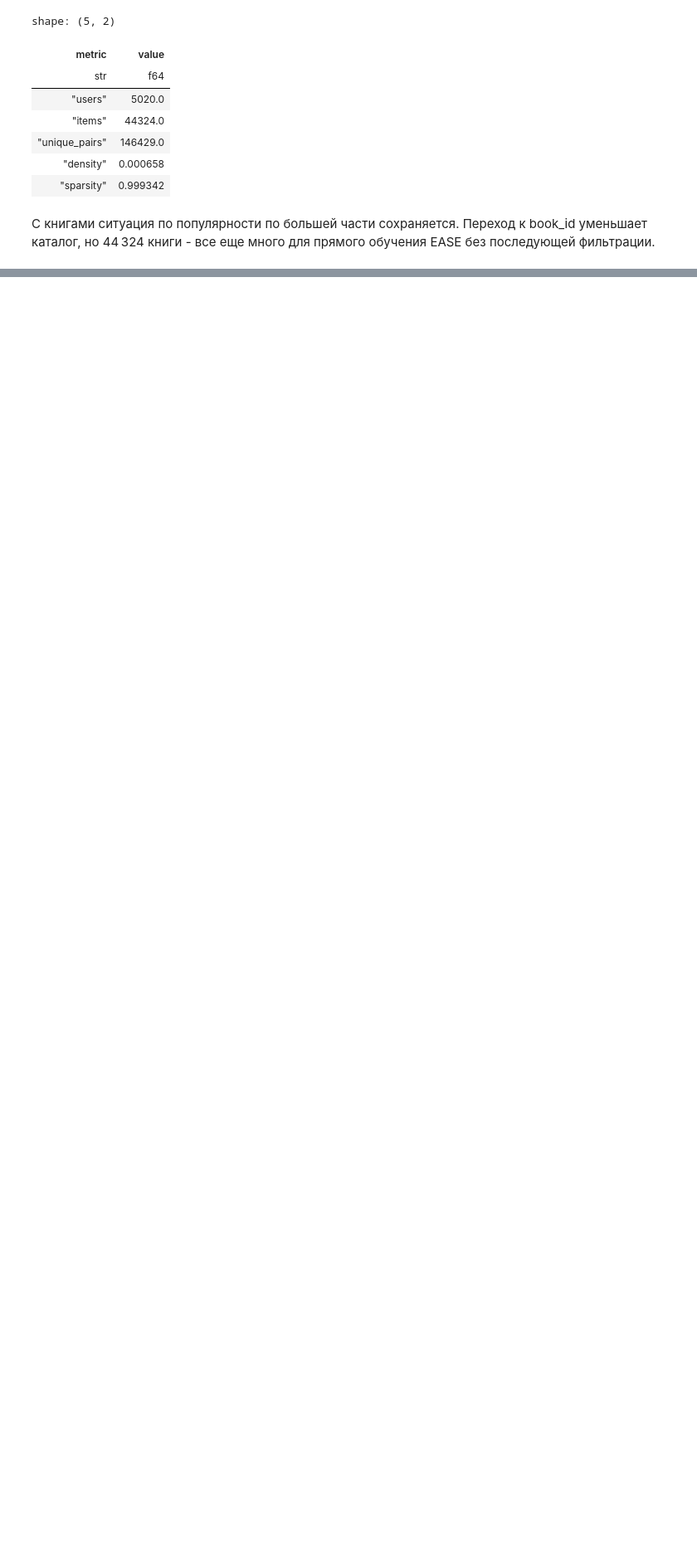
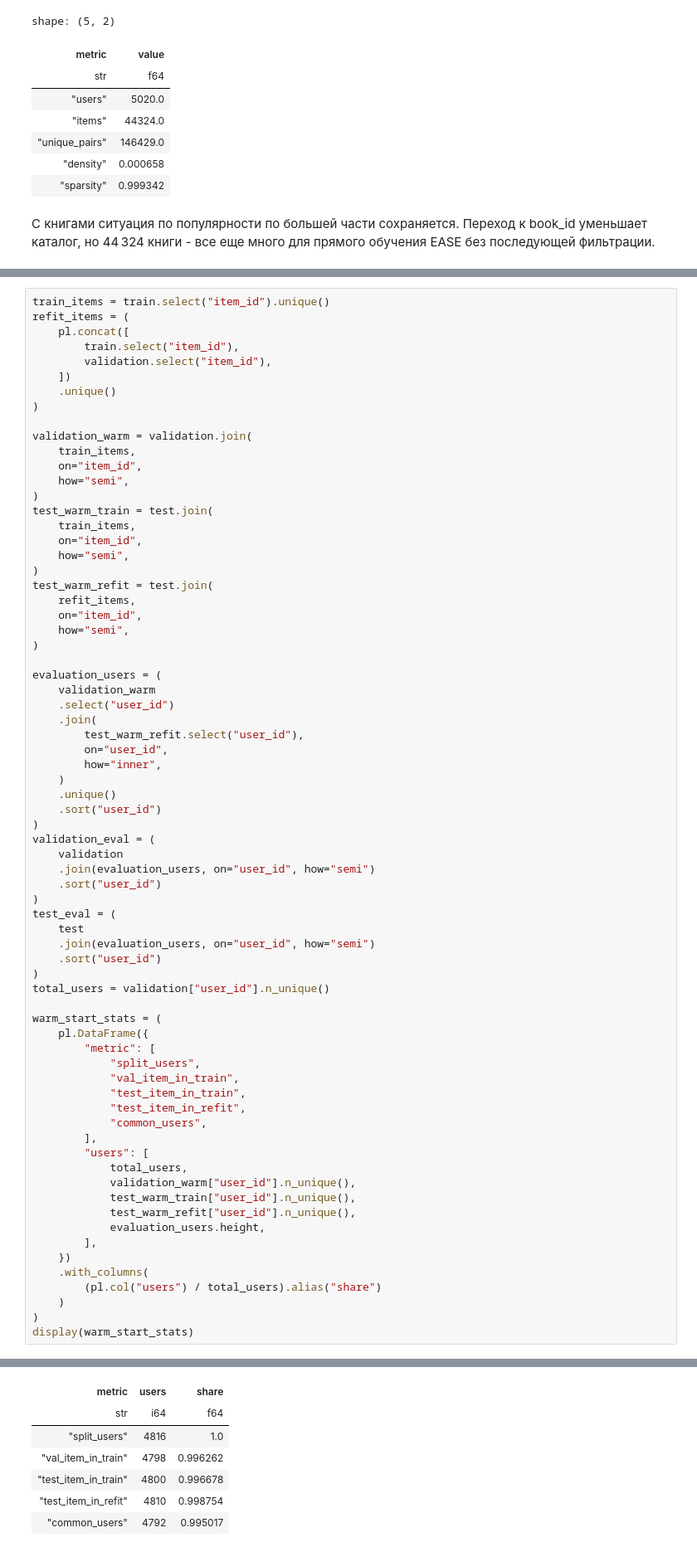
Before and after one commit to vshsch/recsys-hw1, a Jupyter notebook: experiments.ipynb, the cells around one changed output, grey strips where cells are left out. Shown at 83% size. Saved outputs shown, nothing was run; the diff lists cells and outputs as text; blank space fills up the shorter version.

```diff
--- a/experiments.ipynb
+++ b/experiments.ipynb
@@ -1001,0 +1244,72 @@ shape: (5, 2)
+# %%
+train_items = train.select("item_id").unique()
+refit_items = (
+    pl.concat([
+        train.select("item_id"),
+        validation.select("item_id"),
+    ])
+    .unique()
+)
+
+validation_warm = validation.join(
+    train_items,
+    on="item_id",
+    how="semi",
+)
+test_warm_train = test.join(
+    train_items,
+    on="item_id",
+    how="semi",
+)
+test_warm_refit = test.join(
+    refit_items,
+    on="item_id",
+    how="semi",
+)
+
+evaluation_users = (
+    validation_warm
+    .select("user_id")
+    .join(
+        test_warm_refit.select("user_id"),
+        on="user_id",
+        how="inner",
+    )
+    .unique()
+    .sort("user_id")
+)
+validation_eval = (
+    validation
+    .join(evaluation_users, on="user_id", how="semi")
+    .sort("user_id")
+)
+test_eval = (
+    test
+    .join(evaluation_users, on="user_id", how="semi")
+    .sort("user_id")
+)
+total_users = validation["user_id"].n_unique()
+
+warm_start_stats = (
+    pl.DataFrame({
+        "metric": [
+            "split_users",
+            "val_item_in_train",
+            "test_item_in_train",
+            "test_item_in_refit",
+            "common_users",
+        ],
+        "users": [
+            total_users,
+            validation_warm["user_id"].n_unique(),
+            test_warm_train["user_id"].n_unique(),
+            test_warm_refit["user_id"].n_unique(),
+            evaluation_users.height,
+        ],
+    })
+    .with_columns(
+        (pl.col("users") / total_users).alias("share")
+    )
+)
+display(warm_start_stats)
+# %% [output]
@@ -1001,0 +1317,7 @@ shape: (5, 2)
+| metric | users | share |
+| str | i64 | f64 |
+| "split_users" | 4816 | 1.0 |
+| "val_item_in_train" | 4798 | 0.996262 |
+| "test_item_in_train" | 4800 | 0.996678 |
+| "test_item_in_refit" | 4810 | 0.998754 |
+| "common_users" | 4792 | 0.995017 |
```
Also changed, not shown: parts of 16 cells of this notebook, 1 other file.
